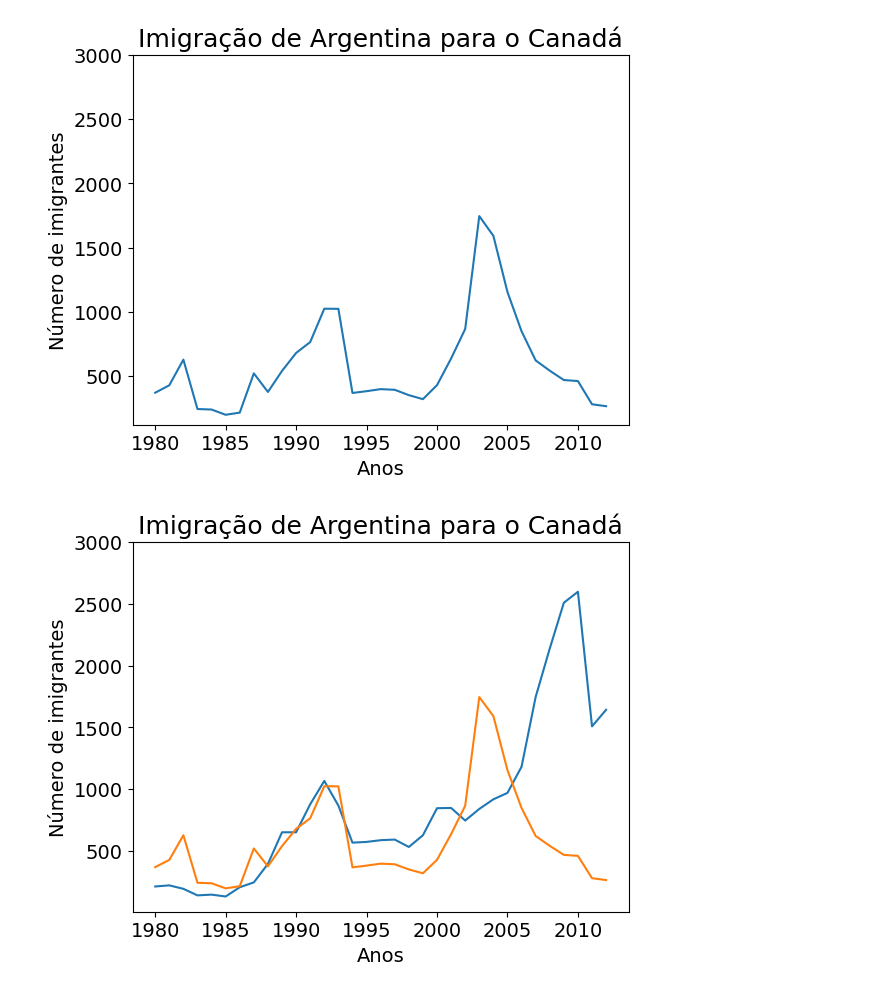
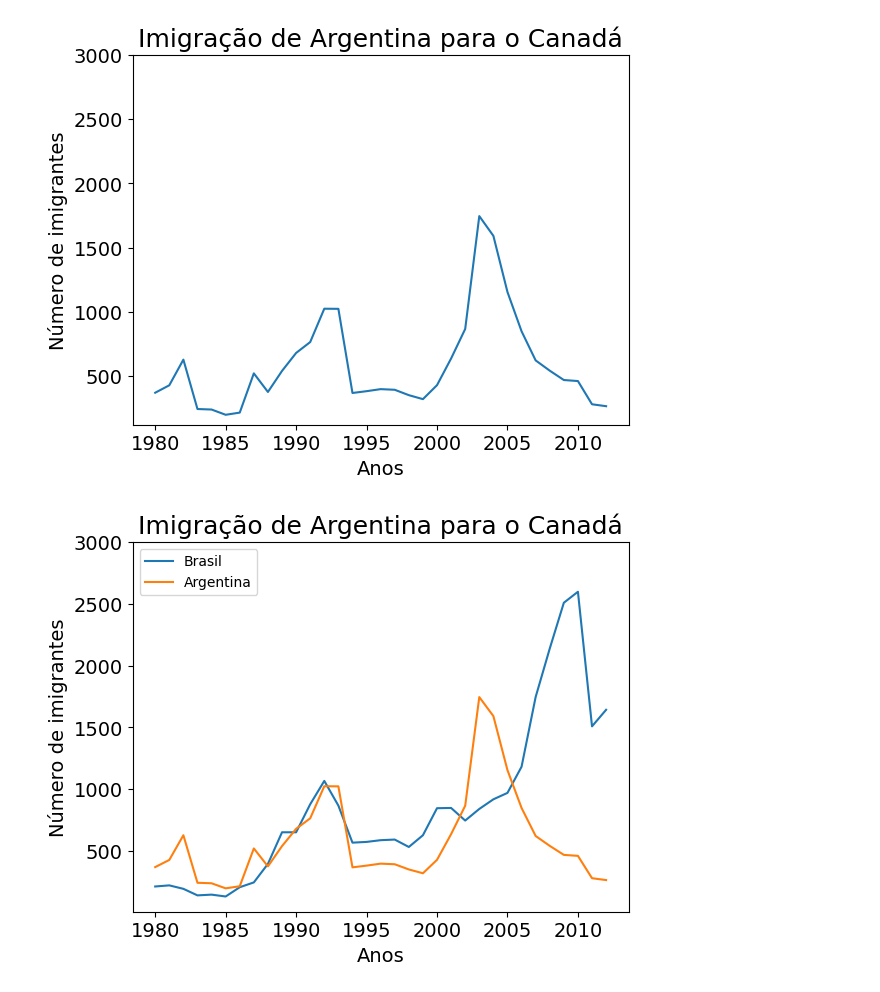
Before and after one commit to kaualayon/codigo_IABD2024, a Jupyter notebook: Aula04/codigo.ipynb, the cells around one changed output. Cells and saved outputs as stored; diff of their text form; code cells hidden in the pictures.

Commit message:
grafico com 3 variaveis

```diff
--- a/Aula04/codigo.ipynb
+++ b/Aula04/codigo.ipynb
@@ -139,13 +205,14 @@ plt.show() #exibe a figura
 # %% [output]
 [figure]
 # %%
-plt.plot(df_brasil['ano'], df_brasil['imigrantes']) #plota o grafico
-plt.plot(df_argentina['ano'], df_argentina['imigrantes']) #plota o grafico
+plt.plot(df_brasil['ano'], df_brasil['imigrantes'], label = 'Brasil') #plota o grafico
+plt.plot(df_argentina['ano'], df_argentina['imigrantes'], label = 'Argentina') #plota o grafico
 plt.xticks(['1980', '1985', '1990', '1995', '2000', '2005', '2010'], fontsize=14)#Ajusta os valores para o eixo x
 plt.yticks([500, 1000, 1500, 2000, 2500, 3000], fontsize=14) #Ajusta os valores para o eixo y
 plt.xlabel("Anos", fontsize=14) # titulo eixo x
+plt.legend()
 plt.title('Imigração de Argentina para o Canadá', fontsize=18)
 plt.ylabel("Número de imigrantes", fontsize=14)# titulo eixo y
 plt.show() #exibe a figura
 # %% [output]
-[figure, old version]
+[figure, new version]
```
Also changed, not shown: parts of 10 cells of this notebook.
